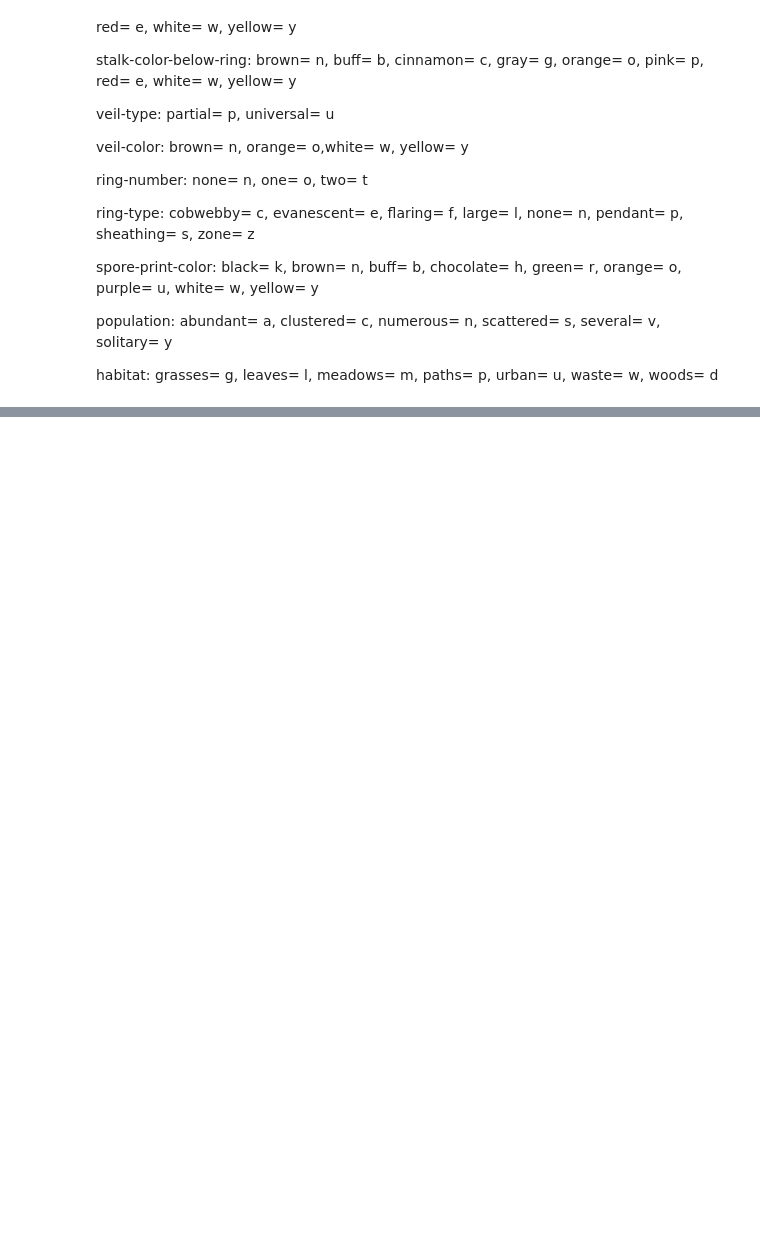
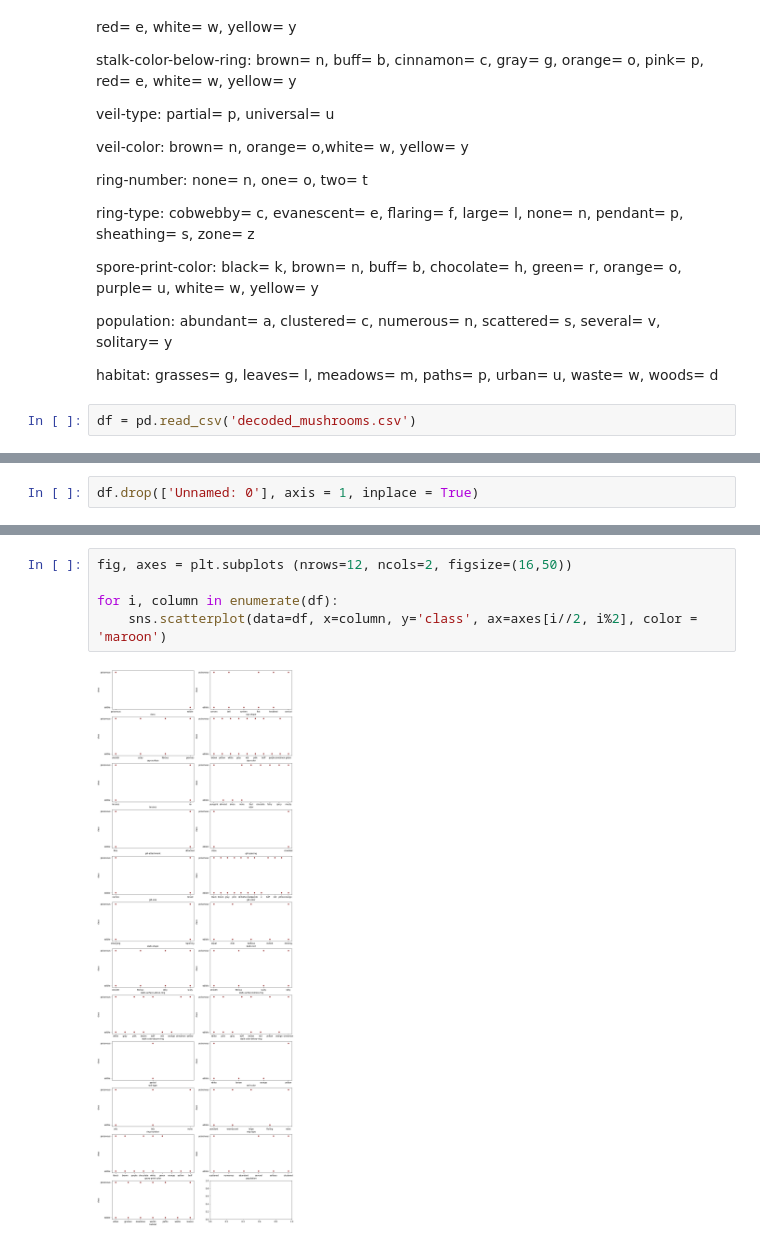
Before and after one commit to raizelistaken/Classification_project3, a Jupyter notebook: mushrooms_eda.ipynb, the cells around one changed output, grey strips where cells are left out. Cells and saved outputs as stored; diff of their text form; blank space fills up the shorter version.

```diff
--- a/mushrooms_eda.ipynb
+++ b/mushrooms_eda.ipynb
@@ -177,3 +181,5 @@ spore-print-color: black= k, brown= n, buff= b, chocolate= h, green= r, orange=
 population: abundant= a, clustered= c, numerous= n, scattered= s, several= v, solitary= y
 
 habitat: grasses= g, leaves= l, meadows= m, paths= p, urban= u, waste= w, woods= d
+# %%
+df = pd.read_csv('decoded_mushrooms.csv')
@@ -179,0 +202,2 @@ habitat: grasses= g, leaves= l, meadows= m, paths= p, urban= u, waste= w, woods=
+# %%
+df.drop(['Unnamed: 0'], axis = 1, inplace = True)
@@ -179,0 +220,7 @@ habitat: grasses= g, leaves= l, meadows= m, paths= p, urban= u, waste= w, woods=
+# %%
+fig, axes = plt.subplots (nrows=12, ncols=2, figsize=(16,50))
+
+for i, column in enumerate(df):
+    sns.scatterplot(data=df, x=column, y='class', ax=axes[i//2, i%2], color = 'maroon')
+# %% [output]
+[figure, added]
```
Also changed, not shown: parts of 21 cells of this notebook, 2 other files.
